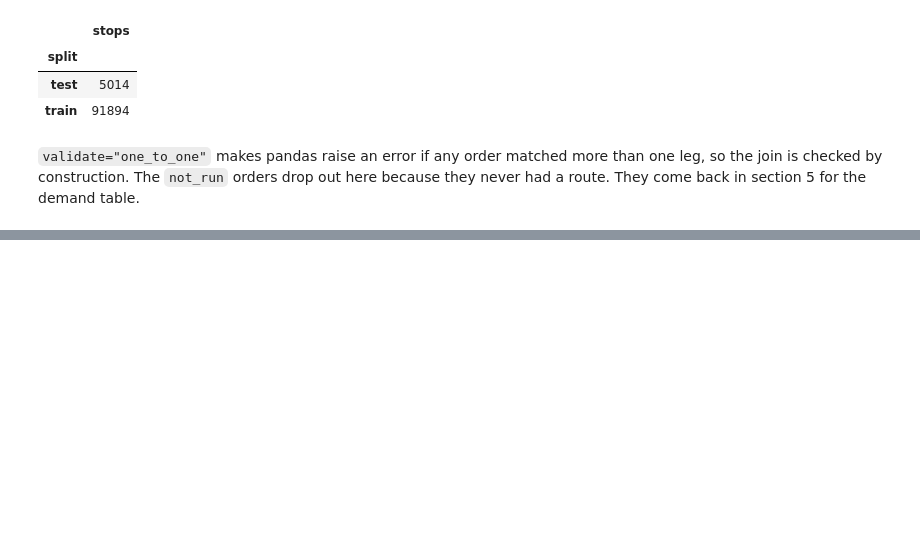
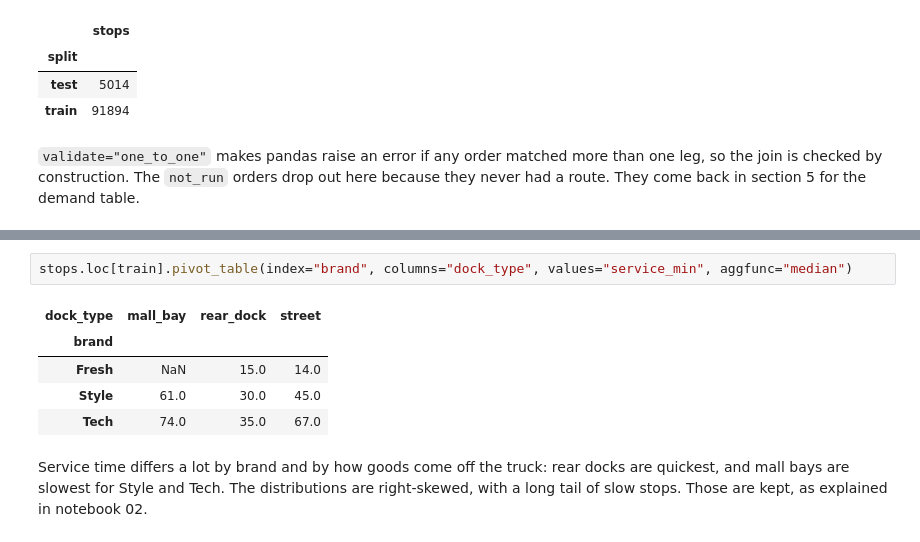
Before and after one commit to sameera-ekanayaka/Xora_Datathon, a Jupyter notebook: notebooks/03_label_construction.ipynb, the cells around one changed output, grey strips where cells are left out. Cells and saved outputs as stored; diff of their text form; blank space fills up the shorter version.

```diff
--- a/notebooks/03_label_construction.ipynb
+++ b/notebooks/03_label_construction.ipynb
@@ -56,0 +110,10 @@ stops.groupby("split").size().rename("stops").to_frame()
+# %%
+stops.loc[train].pivot_table(index="brand", columns="dock_type", values="service_min", aggfunc="median")
+# %% [output]
+| dock_type | mall_bay | rear_dock | street |
+| brand |  |  |  |
+| Fresh | NaN | 15.0 | 14.0 |
+| Style | 61.0 | 30.0 | 45.0 |
+| Tech | 74.0 | 35.0 | 67.0 |
+# %% [markdown]
+Service time differs a lot by brand and by how goods come off the truck: rear docks are quickest, and mall bays are slowest for Style and Tech. The distributions are right-skewed, with a long tail of slow stops. Those are kept, as explained in notebook 02.
```
Also changed, not shown: parts of 5 cells of this notebook.
